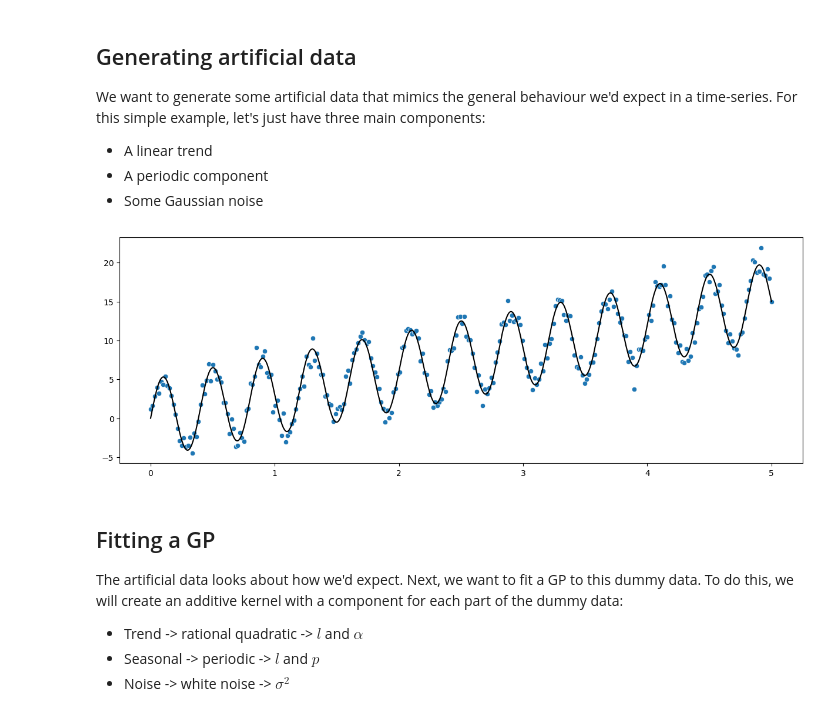
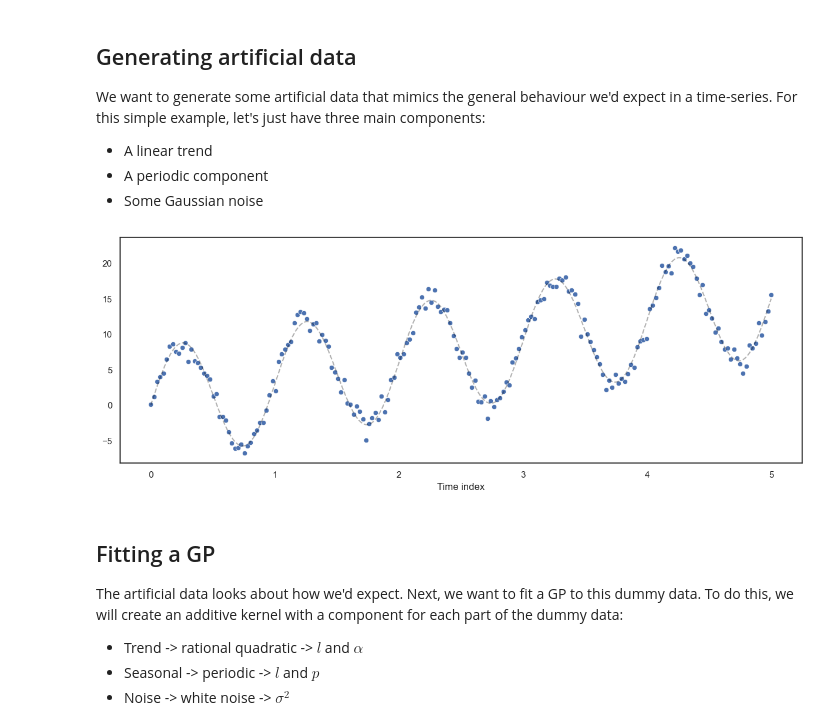
Before and after one commit to EthanGTJones/STAT3008-Group-Project, a Jupyter notebook: artificial_data.ipynb, the cells around one changed output. Drawn from its saved outputs; the diff is of its cells as text; code cells hidden in the pictures.

Commit message:
Improve plotting functions, add working forecasts

```diff
--- a/artificial_data.ipynb
+++ b/artificial_data.ipynb
@@ -12,7 +12,7 @@ import seaborn as sns
 
 from numpy import ndarray
 
-sns.set_theme(style="whitegrid")
+sns.set_theme(style="white")
 
 RANDOM_SEED = 0
 rng = np.random.default_rng(RANDOM_SEED)
@@ -26,7 +26,7 @@ We want to generate some artificial data that mimics the general behaviour we'd
 # %%
 def generate_dummy_data(
         start: float, end: float, n: int,
-        slope: float = 3.0, amp: float = 5.0, freq: float = 5 * np.pi, noise_var: float = 1.0,
+        slope: float = 3.0, amp: float = 8.0, freq: float = 2 * np.pi, noise_var: float = 1.0,
         add_noise: bool = True
     ) -> tuple[ndarray, ndarray]:
     """Generate some dummy time-series data. This fake time-series contains just the basic behaviour
@@ -68,17 +68,18 @@ def generate_dummy_data(
 START, END = 0, 5
 N_POINTS = 200
 
-X, y = generate_dummy_data(0, 5, 300)
+X, y = generate_dummy_data(START, END, N_POINTS)
 y_mean = y.mean()
 # %%
 X_true, y_true = generate_dummy_data(START, END, 1000, add_noise=False)
 # %%
 # TODO add axes labels
 # TODO move markers to front
 # TODO add equation to plot
 plt.figure(figsize=(15,5))
-sns.lineplot(x=X_true, y=y_true, c="black")
+sns.lineplot(x=X_true, y=y_true, c="black", alpha=0.3, linestyle="--")
 sns.scatterplot(x=X, y=y)
+plt.xlabel("Time index")
 plt.show()
 # %% [output]
-[figure, old version]
+[figure, new version]
```
Also changed, not shown: parts of 6 cells of this notebook.
